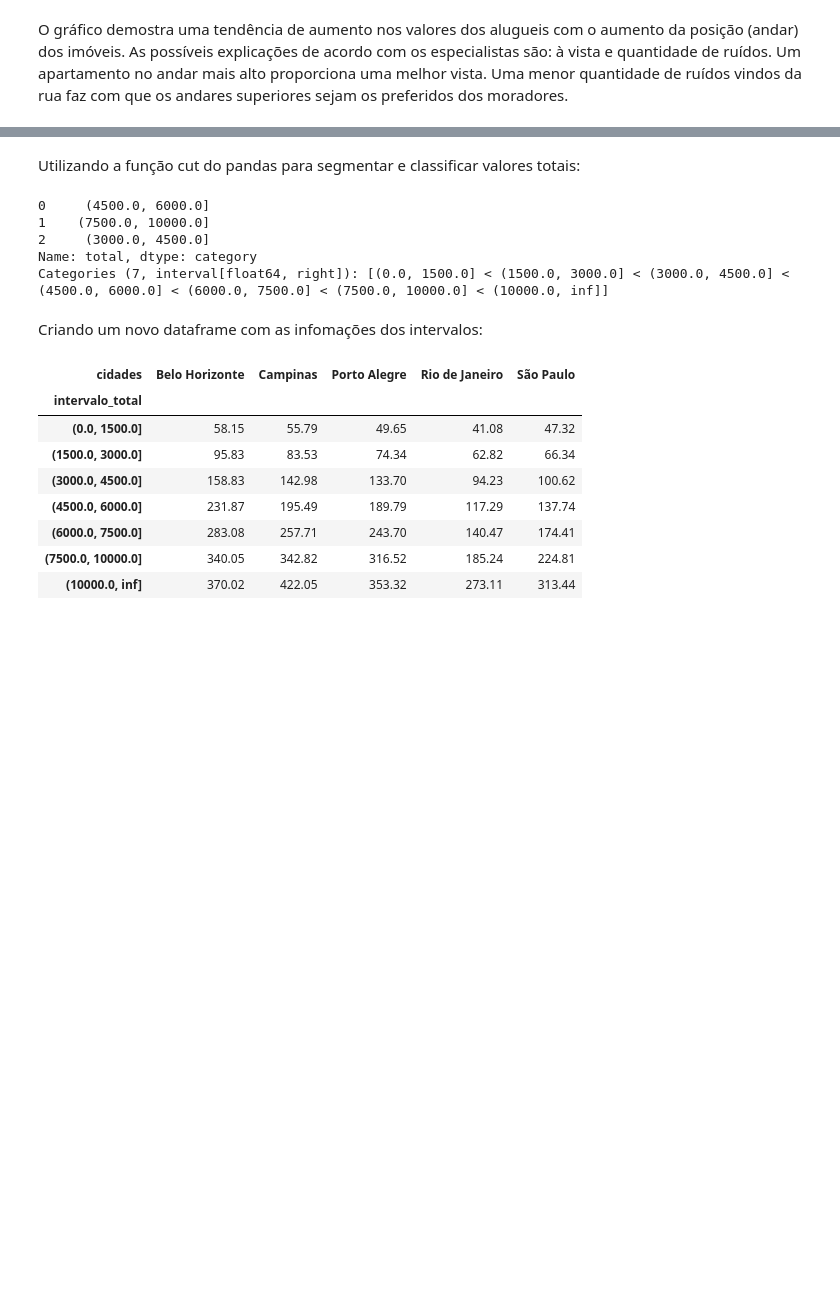
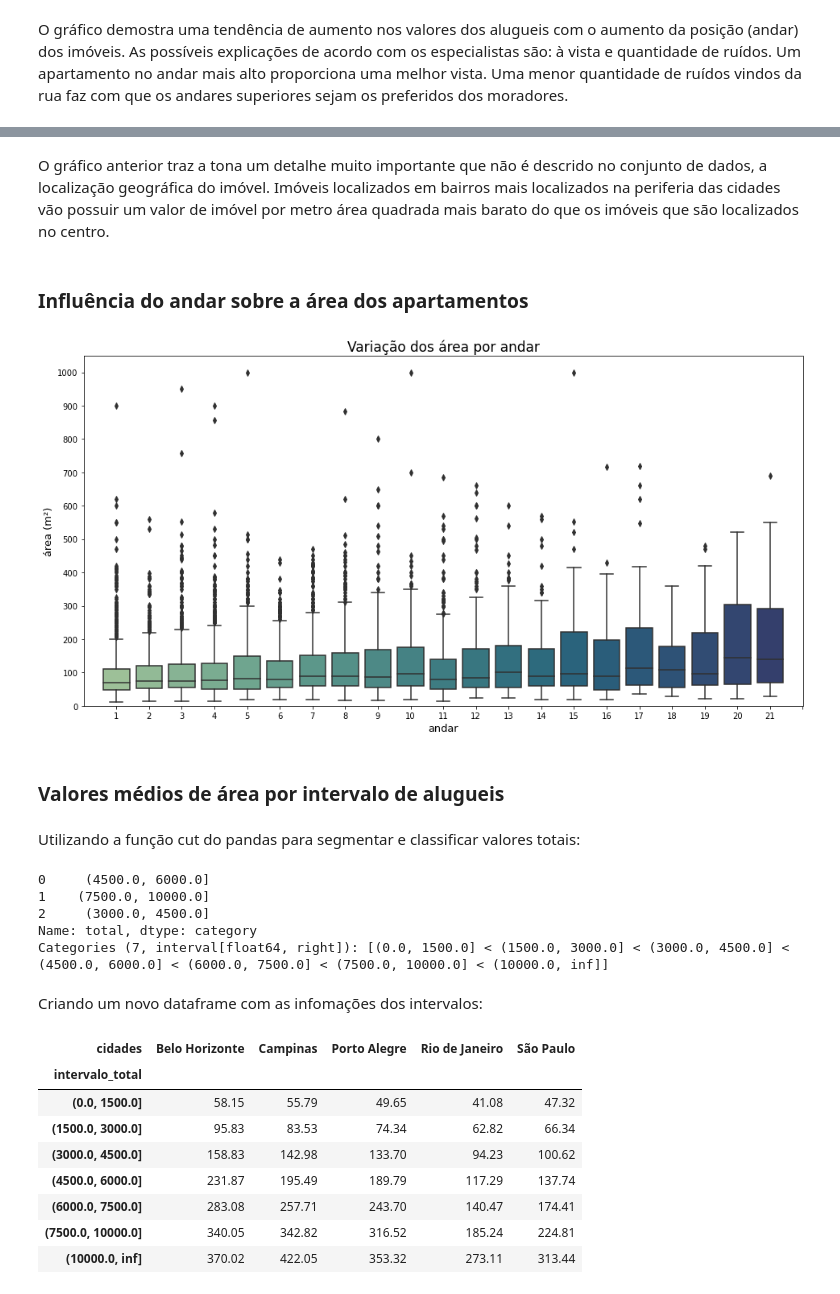
Before and after one commit to IgorFormiga/Data-Science-Projects, a Jupyter notebook: 2_Exploratory_Data_Analysis.ipynb, the cells around one changed output, grey strips where cells are left out. Saved outputs shown, nothing was run; the diff lists cells and outputs as text; code cells hidden in the pictures; blank space fills up the shorter version.

```diff
--- a/2_Exploratory_Data_Analysis.ipynb
+++ b/2_Exploratory_Data_Analysis.ipynb
@@ -157,3 +174,23 @@ O gráfico demostra uma tendência de aumento nos valores dos alugueis com o aum
+# %% [markdown]
+O gráfico anterior traz a tona um detalhe muito importante que não é descrido no conjunto de dados, a localização geográfica do imóvel. Imóveis localizados em bairros mais localizados na periferia das cidades vão possuir um valor de imóvel por metro área quadrada mais barato do que os imóveis que são localizados no centro.
+# %% [markdown]
+### Influência do andar sobre a área dos apartamentos
+# %%
+andares_df = dataset[(dataset['floor'] < 22) & (dataset['floor'] > 0)][['floor', 'area']]
+plt.figure(figsize=(16, 8))
+ax = sns.boxplot(x="floor", y="area", data=andares_df, palette='crest')   # , hue='total_em_intervalos'
+ax.set_title('Variação dos área por andar', fontdict={'fontsize': 17})
+ax.set_xlabel('andar', fontdict={'fontsize': 13})
+ax.set_ylabel('área (m²)', fontdict={'fontsize': 13})
+plt.xlim((-1,21))
+plt.ylim((0,1050))
+plt.xticks(np.arange(0, 22, 1))
+plt.yticks(np.arange(0, 1100, 100))
+plt.show()
+# %% [output]
+[figure, added]
+# %% [markdown]
+### Valores médios de área por intervalo de alugueis
 # %% [markdown]
 Utilizando a função cut do pandas para segmentar e classificar valores totais:
 # %%
```
Also changed, not shown: parts of 5 cells of this notebook.
